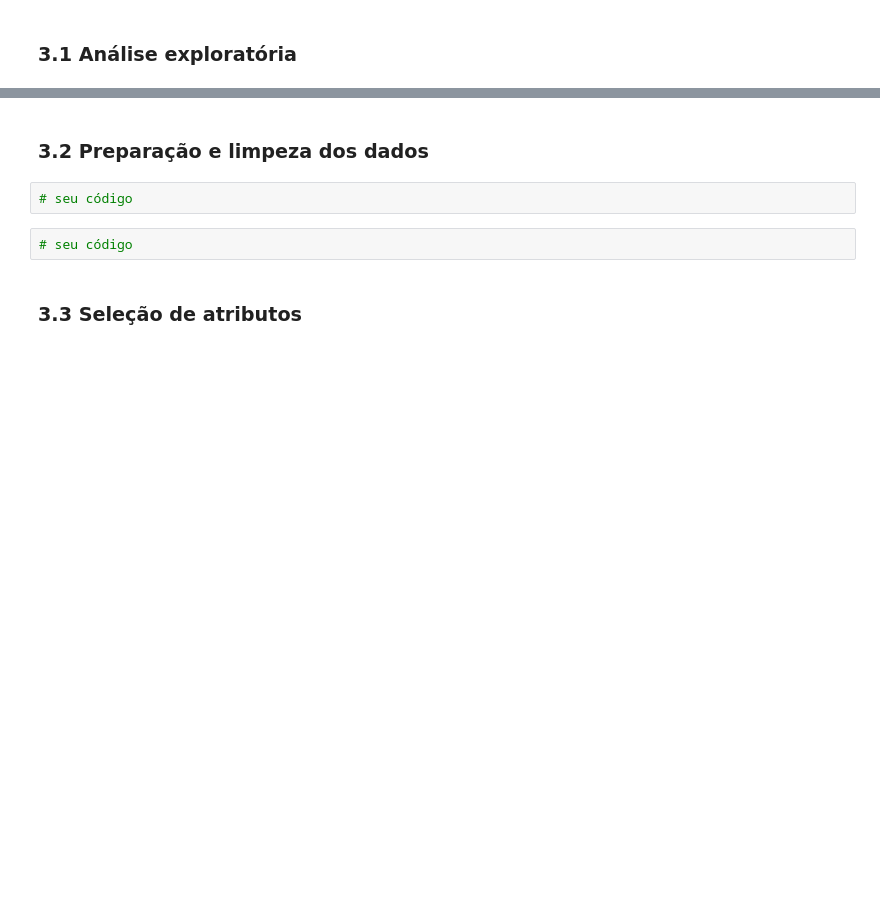
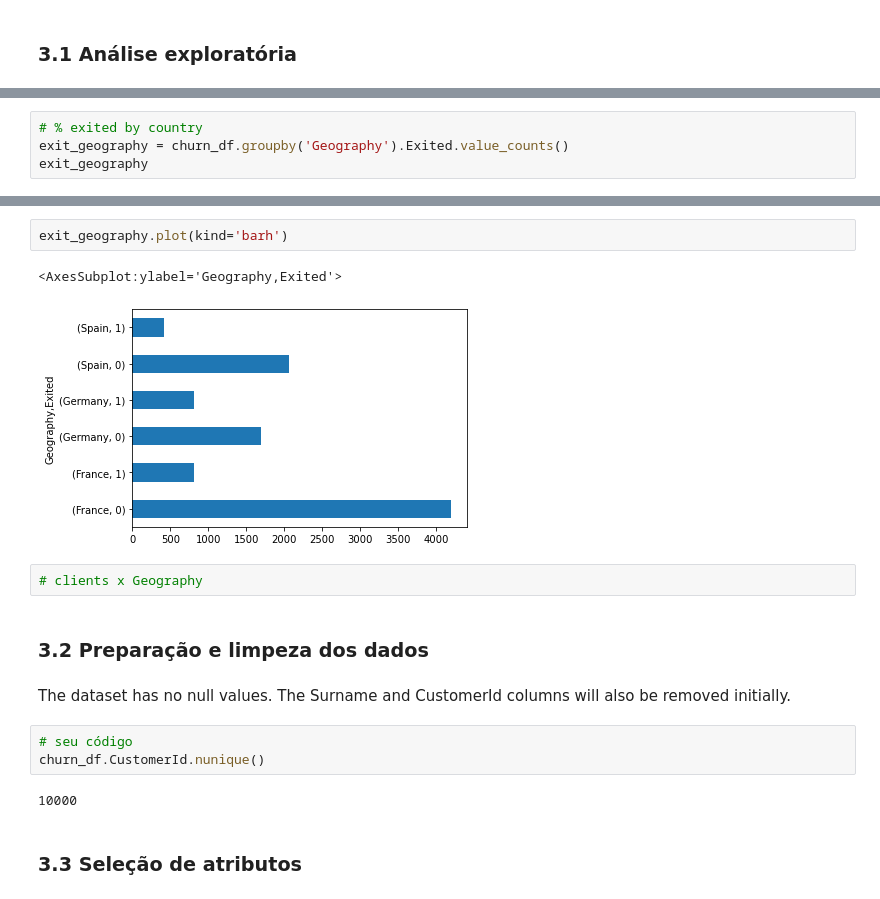
Before and after one commit to cpoles/data_science, a Jupyter notebook: awari/br-classification-project-master/classification-project-br.ipynb, the cells around one changed output, grey strips where cells are left out. Cells and saved outputs as stored; diff of their text form; blank space fills up the shorter version.

```diff
--- a/awari/br-classification-project-master/classification-project-br.ipynb
+++ b/awari/br-classification-project-master/classification-project-br.ipynb
@@ -75,0 +176,4 @@ Em caso de dúvidas, não esqueça de conversar com seu mentor.
+# %%
+# % exited by country
+exit_geography = churn_df.groupby('Geography').Exited.value_counts()
+exit_geography
@@ -76,9 +189,19 @@ Em caso de dúvidas, não esqueça de conversar com seu mentor.
+# %%
+exit_geography.plot(kind='barh')
+# %% [output]
+<AxesSubplot:ylabel='Geography,Exited'>
+[figure, added]
+# %%
+# clients x Geography
 # %% [markdown]
 ### 3.2 Preparação e limpeza dos dados
+# %% [markdown]
+The dataset has no null values. The Surname and CustomerId columns will also be removed initially.
 # %%
 # seu código
+churn_df.CustomerId.nunique()
+# %% [output]
+10000
-# %%
-# seu código
 # %% [markdown]
 ### 3.3 Seleção de atributos
 # %%
```
Also changed, not shown: parts of 14 cells of this notebook.
